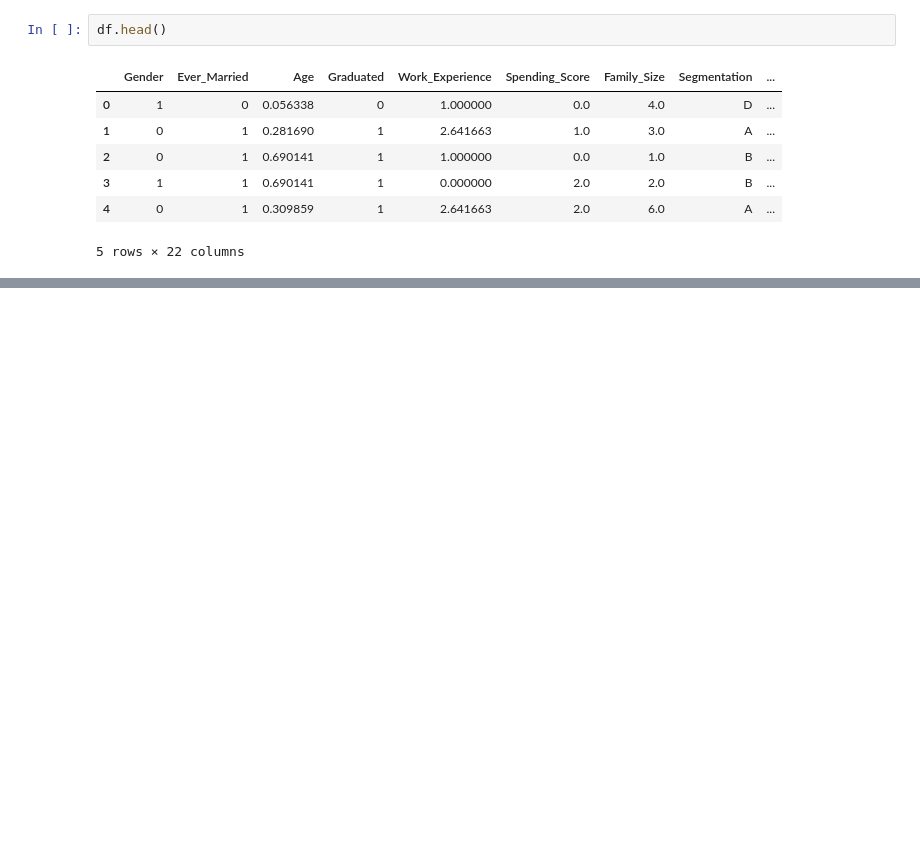
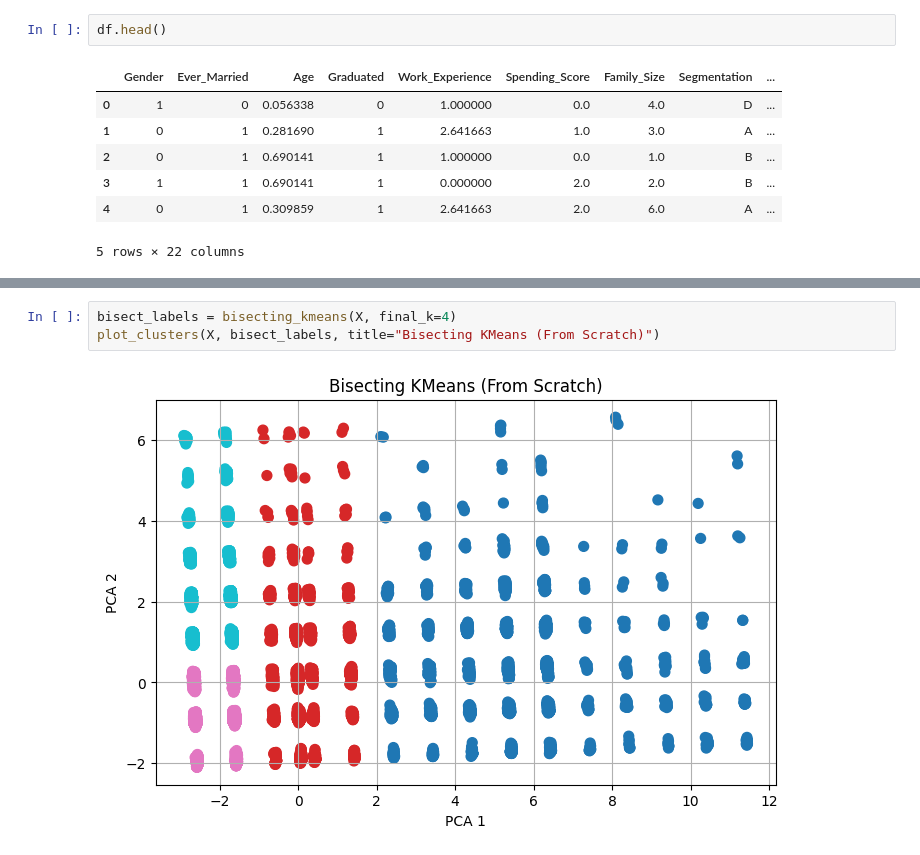
Before and after one commit to Ahmed-alaa47/CI-Project, a Jupyter notebook: CI_project.ipynb, the cells around one changed output, grey strips where cells are left out. Cells and saved outputs as stored; diff of their text form; blank space fills up the shorter version.

Commit message:
Implement Bisecting from scratch

```diff
--- a/CI_project.ipynb
+++ b/CI_project.ipynb
@@ -166,0 +287,5 @@ df.head()
+# %%
+bisect_labels = bisecting_kmeans(X, final_k=4)
+plot_clusters(X, bisect_labels, title="Bisecting KMeans (From Scratch)")
+# %% [output]
+[figure, added]
```
Also changed, not shown: parts of 12 cells of this notebook.
